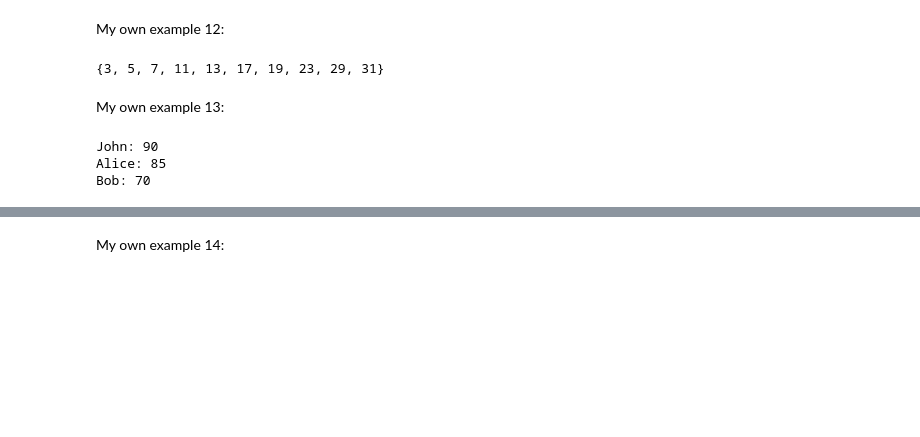
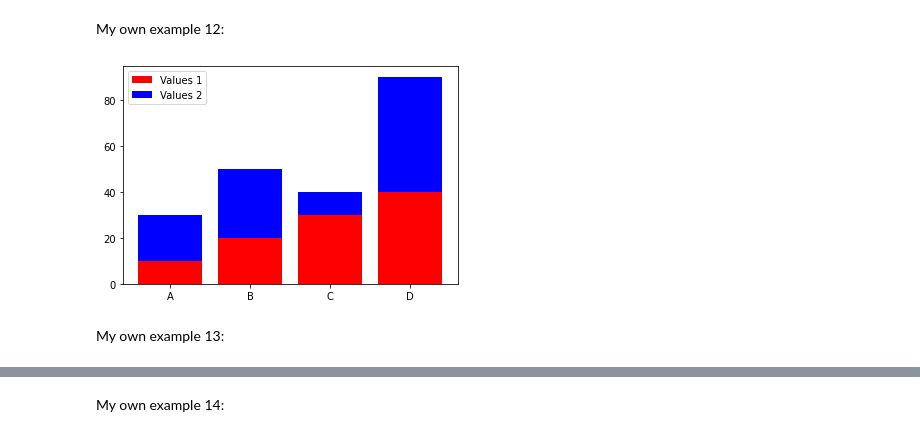
Before and after one commit to JuanLara18/AlgorithmsUN2023I, a Jupyter notebook: Lab1/jlara_Lab1.ipynb, the cells around one changed output, grey strips where cells are left out. Drawn from its saved outputs; the diff is of its cells as text; code cells hidden in the pictures; blank space fills up the shorter version.

```diff
--- a/Lab1/jlara_Lab1.ipynb
+++ b/Lab1/jlara_Lab1.ipynb
@@ -2545,18 +2534,19 @@ while i < len(numbers):
 # %% [markdown]
 My own example 12:
-# %%
-prime_numbers = {2, 3, 5, 7, 11, 13, 17, 19, 23, 29, 31}
-prime_numbers.difference(evens)
-# %% [output]
-{3, 5, 7, 11, 13, 17, 19, 23, 29, 31}
+# %%
+import matplotlib.pyplot as plt
+
+# Data
+labels = ['A', 'B', 'C', 'D']
+values1 = [10, 20, 30, 40]
+values2 = [20, 30, 10, 50]
+
+# Create bar chart
+plt.bar(labels, values1, color='red')
+plt.bar(labels, values2, color='blue', bottom=values1)
+plt.legend(['Values 1', 'Values 2'])
+plt.show()
+# %% [output]
+[figure, added]
 # %% [markdown]
 My own example 13:
-# %%
-students = {"John": 90, "Alice": 85, "Bob": 70}
-
-for k,v in students.items():
-  print(k + ": " + str(v))
-# %% [output]
-John: 90
-Alice: 85
-Bob: 70
```
Also changed, not shown: parts of 21 cells of this notebook.
